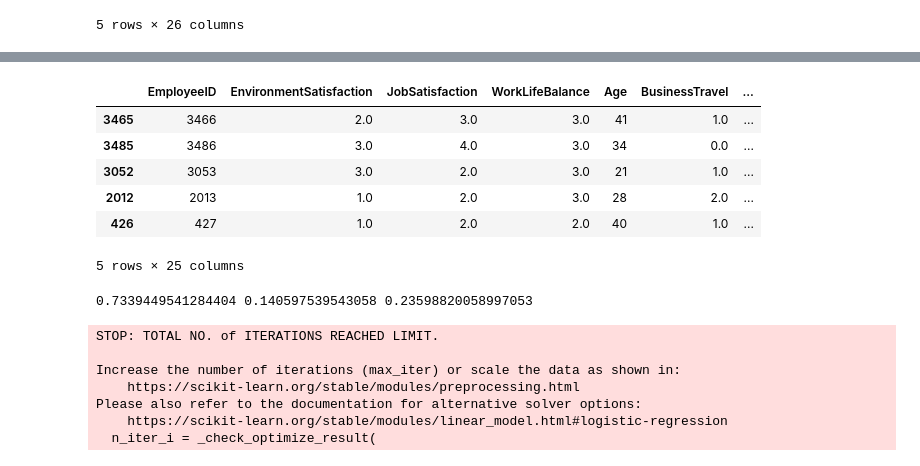
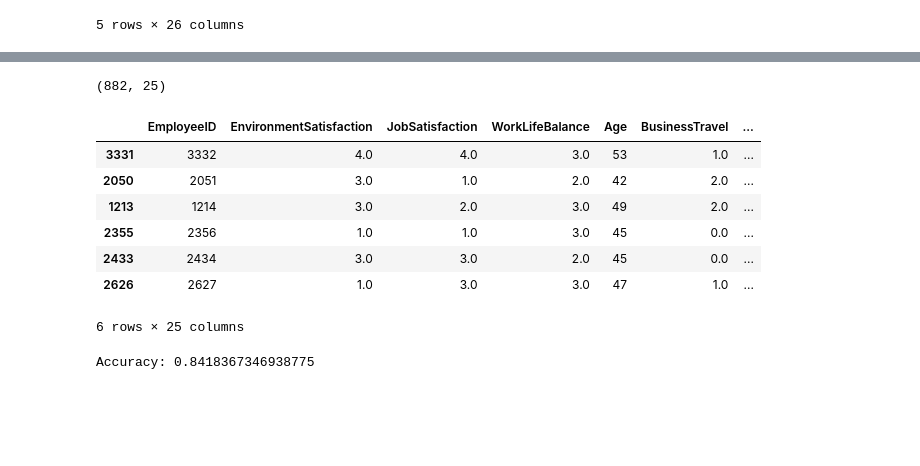
Before and after one commit to itsyanis/Machine-Learning-Project, a Jupyter notebook: Livrable_Projet IA.ipynb, the cells around one changed output, grey strips where cells are left out. Cells and saved outputs as stored; diff of their text form; code cells hidden in the pictures; blank space fills up the shorter version.

Commit message:
[add] logistic regression model & Anova/Khi2

```diff
--- a/Livrable_Projet IA.ipynb
+++ b/Livrable_Projet IA.ipynb
@@ -331,0 +399,18 @@ Colonnes qualitatives :  ['Attrition', 'BusinessTravel', 'Department', 'Educatio
+# %%
+import seaborn as sns
+import matplotlib.pyplot as plt
+
+# Get numerical columns
+num_cols = data_merged.select_dtypes(include=np.number).columns
+
+fig, axs = plt.subplots(nrows=len(num_cols), figsize=(8, 25))
+
+for i, col in enumerate(num_cols):
+    sns.boxplot(data=data_merged, x="Attrition", y=col, ax=axs[i])
+    axs[i].set_xlabel("Attrition")
+    axs[i].set_ylabel(col)
+    axs[i].set_title("Attrition vs. " + col)
+
+plt.subplots_adjust(hspace=0.7, wspace=0.5)
+
+plt.show()
@@ -480,9 +568,7 @@ for train_index, test_index in split.split(data_merged, data_merged['Attrition']
 # %%
-data = train_set.copy()
+data_train_X = train_set.drop("Attrition", axis=1)       # Train DataFrame without Attrition
+data_train_labels = train_set["Attrition"].copy()        # Our lables (Y= Attrition)
 
-data_X = data.drop("Attrition", axis=1)       # Train DataFrame without Attrition
-data_labels = data["Attrition"].copy()   # Our lables (Y= Attrition)
-
-data_test_X  = data.drop("Attrition", axis=1)      # Train DataFrame without Attrition
-data_test_labels = data["Attrition"].copy()    # Our lables (Y= Attrition)
+data_test_X  = test_set.drop("Attrition", axis=1)      # Train DataFrame without Attrition
+data_test_labels = test_set["Attrition"].copy()        # Our lables (Y= Attrition)
 # %%
@@ -492,36 +598,32 @@ data_labels.shape
+# %%
+data_test_X.shape   # 20%
+# %% [output]
+(882, 25)
 # %%
-data_X.head()
+data_test_X.head(6)
 # %% [output]
 |  | EmployeeID | EnvironmentSatisfaction | JobSatisfaction | WorkLifeBalance | Age | BusinessTravel | ... |
-| 3465 | 3466 | 2.0 | 3.0 | 3.0 | 41 | 1.0 | ... |
-| 3485 | 3486 | 3.0 | 4.0 | 3.0 | 34 | 0.0 | ... |
-| 3052 | 3053 | 3.0 | 2.0 | 3.0 | 21 | 1.0 | ... |
-| 2012 | 2013 | 1.0 | 2.0 | 3.0 | 28 | 2.0 | ... |
-| 426 | 427 | 1.0 | 2.0 | 2.0 | 40 | 1.0 | ... |
+| 3331 | 3332 | 4.0 | 4.0 | 3.0 | 53 | 1.0 | ... |
+| 2050 | 2051 | 3.0 | 1.0 | 2.0 | 42 | 2.0 | ... |
+| 1213 | 1214 | 3.0 | 2.0 | 3.0 | 49 | 2.0 | ... |
+| 2355 | 2356 | 1.0 | 1.0 | 3.0 | 45 | 0.0 | ... |
+| 2433 | 2434 | 3.0 | 3.0 | 2.0 | 45 | 0.0 | ... |
+| 2626 | 2627 | 1.0 | 3.0 | 3.0 | 47 | 1.0 | ... |
-5 rows × 25 columns
+6 rows × 25 columns
 # %%
 from sklearn.linear_model import LogisticRegression
+from sklearn.metrics import  precision_score, recall_score, f1_score
 
 log_clf = LogisticRegression()
-log_clf.fit(data_X, data_labels)
+log_clf.fit(data_train_X, data_train_labels)
 
-log_predictions = log_clf.predict(data_X)
+log_predictions = log_clf.predict(data_test_X)
 log_predictions = pd.DataFrame(log_predictions)
-log_predictions.head()
 
-log_precision = precision_score(data_labels, log_predictions)
-log_recall = recall_score(data_labels, log_predictions)
-log_f1 = f1_score(data_labels, log_predictions)
-print(log_precision,log_recall,log_f1)
+accuracy = log_clf.score(data_train_X, data_train_labels)
+print("Accuracy:", accuracy)
 # %% [output]
-0.7339449541284404 0.140597539543058 0.23598820058997053
+Accuracy: 0.8418367346938775
-STOP: TOTAL NO. of ITERATIONS REACHED LIMIT.
-
-Increase the number of iterations (max_iter) or scale the data as shown in:
-    https://scikit-learn.org/stable/modules/preprocessing.html
-Please also refer to the documentation for alternative solver options:
-    https://scikit-learn.org/stable/modules/linear_model.html#logistic-regression
-  n_iter_i = _check_optimize_result(
 # %%
 from sklearn.linear_model import LogisticRegression
 from sklearn.model_selection import GridSearchCV
```
Also changed, not shown: parts of 35 cells of this notebook.
